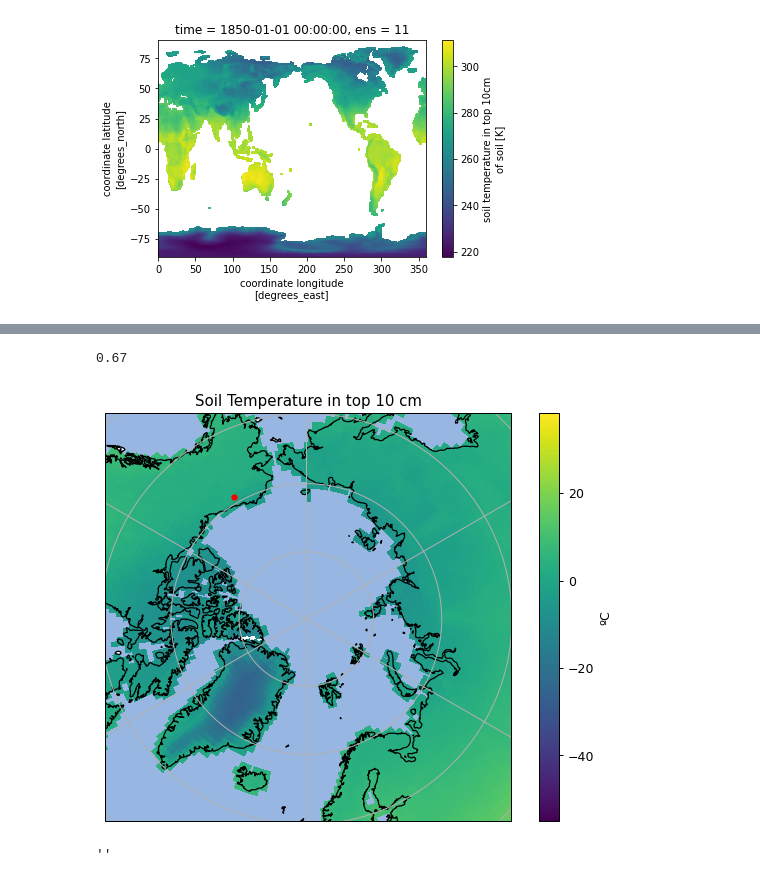
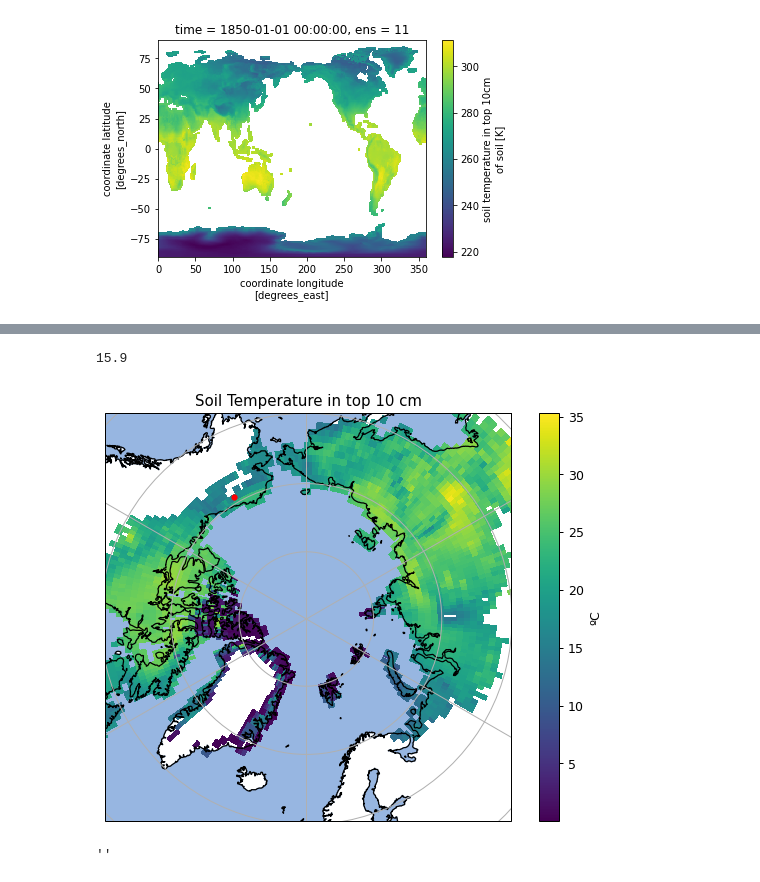
Before and after one commit to eschlerm/permafrost, a Jupyter notebook: LocalChange-ARC.ipynb, the cells around one changed output, grey strips where cells are left out. Drawn from its saved outputs; the diff is of its cells as text; code cells hidden in the pictures.

```diff
--- a/LocalChange-ARC.ipynb
+++ b/LocalChange-ARC.ipynb
@@ -313,10 +296,10 @@ def month_wts(nyears):
 # %%
 model = 'CESM2'
 # starting with ensemble 11 because of error with soils data zsoi in #10
-ens = 11+np.arange(3) #determine number of ensemble numbers
+ens = 11+np.arange(20) #determine number of ensemble numbers
 nens = len(ens)
-firstyear = 2000 #start reading in data this year, range is 1850-2100
-lastyear  = 2020 #finish data this year
+firstyear = 1850 #start reading in data this year, range is 1850-2100
+lastyear  = 2100 #finish data this year
 plat,plon = 68.66 , (360.-149.37) # °N, °W long, lat of Toolik Lake
 component ='atm'
 fields    = ['TREFHT','PRECT'] #reference temperature (T at 2m), and precipitation
@@ -610,0 +640,7 @@ time: mean
+# %%
+maxTSOI = dsMonth2.TSOI_10CM.groupby('time.year').max('time')
+maxTSOI = maxTSOI.where(maxALT<40).persist()
+minTSOI = dsMonth2.TSOI_10CM.groupby('time.year').min('time')
+minTSOI = minTSOI.where(minALT<40).persist()
+deltaTSOI = maxTSOI - minTSOI
+deltaTSOI.mean(['ens','year']).plot() ;
@@ -611,9 +695,10 @@ time: mean
 # %%
-tsoil = dsMonth2.TSOI_10CM
+# tsoil = dsMonth2.TSOI_10CM
 
 ## moving a bit further north look better!
 plat,plon = 69 , (360.-149.37) # °N, °W
-plotVar = dsMonth2.TSOI_10CM.isel(time=slice(-10,None)).mean(['ens','time'])-273 # converts to Celsius from Kelvin
+# plotVar = dsMonth2.TSOI_10CM.isel(time=slice(-10,None)).mean(['ens','time'])-273 # converts to Celsius from Kelvin
+plotVar = deltaTSOI.isel(year=slice(-10,None)).mean(['ens','year'])
 plt.figure(figsize=(8,6), dpi= 90)
 
 
@@ -624,37 +709,37 @@ ax = plt.axes(projection=ccrs.NorthPolarStereo(true_scale_latitude=70))
 # of your 'x' and 'y' are geographic (lons and lats)
 # and that you want to transform those lats and lons
 #into 'x' and 'y' in the projection
-plt.pcolormesh(tsoil.lon, tsoil.lat, plotVar,
+plt.pcolormesh(deltaTSOI.lon, deltaTSOI.lat, plotVar,
                transform=ccrs.PlateCarree());
 
 # plot land
 ax.add_feature(cfeature.OCEAN)
 ax.gridlines()
 ax.coastlines()
 plt.colorbar(label='ºC')
 plt.title('Soil Temperature in top 10 cm')
 
 
 # Limit the map to -60 degrees latitude and below.
 ax.set_extent([-180, 180, 90, 60], ccrs.PlateCarree())
 
 # Compute a circle in axes coordinates, which we can use as a boundary
 # for the map. We can pan/zoom as much as we like - the boundary will be
 # permanently circular.
 theta = np.linspace(0, 2*np.pi, 100)
 center, radius = [0.5, 0.5], 0.5
 verts = np.vstack([np.sin(theta), np.cos(theta)]).T
 #circle = mpath.Path(verts * radius + center)
 
 plt.plot(plon, plat, markersize=4,
                 color='red', linewidth=0, marker='o',
                 transform=ccrs.Geodetic(),
                  )
     #ax.set_boundary(circle, transform=ax.transAxes)
 print(np.round(plotVar.sel(lat=plat,lon=plon,method='nearest').values,2))
 # %% [output]
-0.67
+15.9
-[figure, old version]
+[figure, new version]
 # %%
 TS10 = dsMonth2.TSOI_10CM.groupby('time.year').max('time')
 
```
Also changed, not shown: parts of 50 cells of this notebook.
